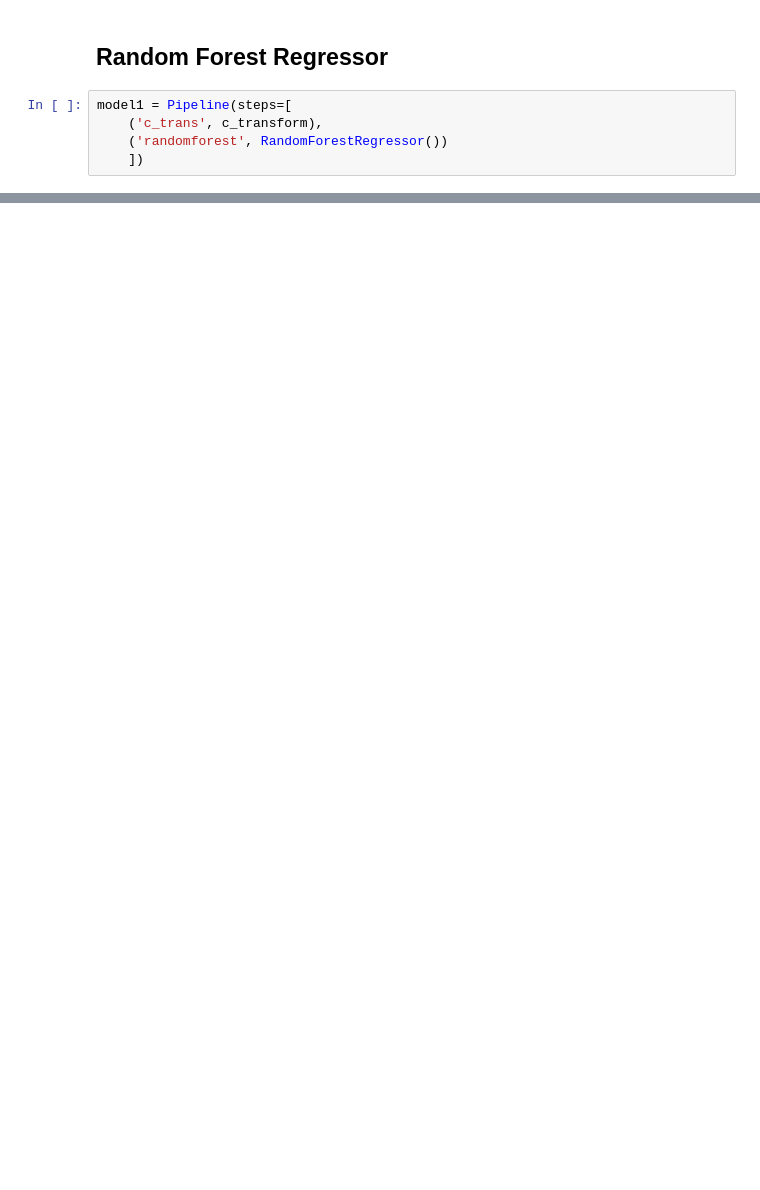
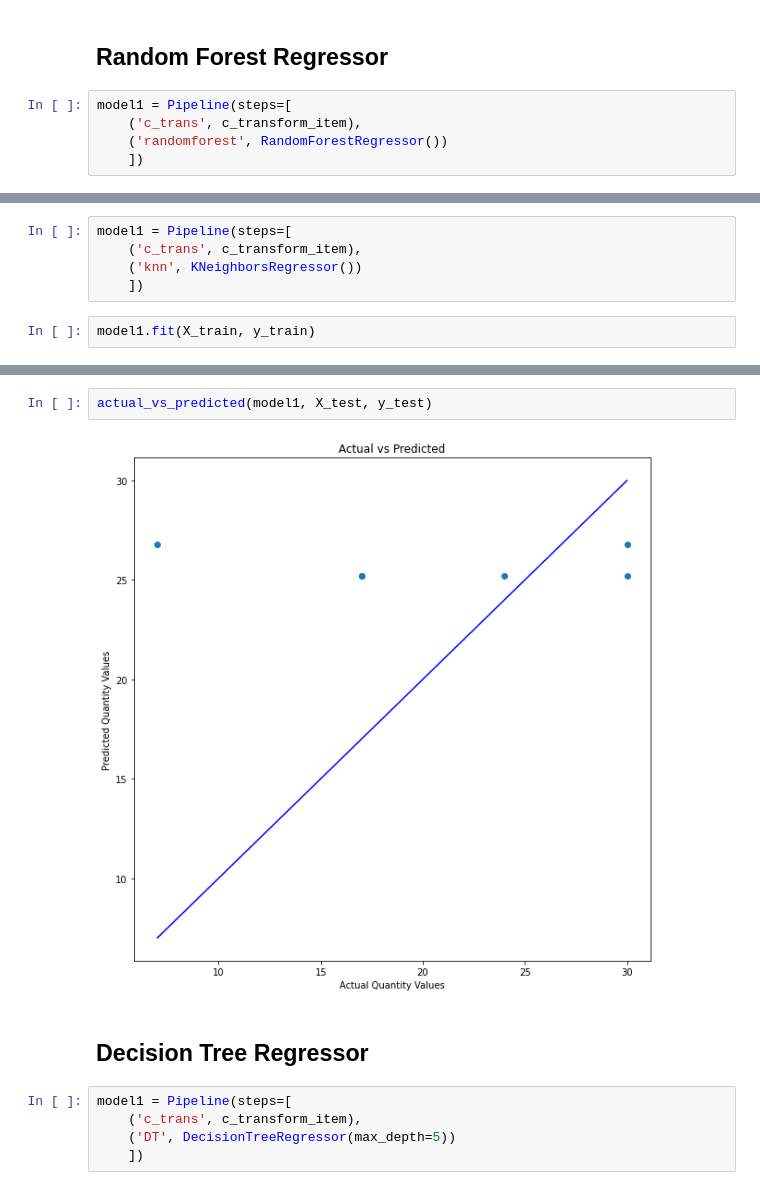
Before and after one commit to arthursjkim/tsc_pricing_optimization, a Jupyter notebook: arthur_notebook_v2.ipynb, the cells around one changed output, grey strips where cells are left out. Saved outputs shown, nothing was run; the diff lists cells and outputs as text; blank space fills up the shorter version.

```diff
--- a/arthur_notebook_v2.ipynb
+++ b/arthur_notebook_v2.ipynb
@@ -821,7 +941,7 @@ y_preds_comp = model1.predict(newdf1)
 ## Random Forest Regressor
 # %%
 model1 = Pipeline(steps=[
-    ('c_trans', c_transform),
+    ('c_trans', c_transform_item),
     ('randomforest', RandomForestRegressor())
     ])
 # %%
@@ -878,0 +994,7 @@ y_preds_comp = model1.predict(newdf1)
+# %%
+model1 = Pipeline(steps=[
+    ('c_trans', c_transform_item),
+    ('knn', KNeighborsRegressor())
+    ])
+# %%
+model1.fit(X_train, y_train)
@@ -878,0 +1057,11 @@ y_preds_comp = model1.predict(newdf1)
+# %%
+actual_vs_predicted(model1, X_test, y_test)
+# %% [output]
+[figure, added]
+# %% [markdown]
+## Decision Tree Regressor
+# %%
+model1 = Pipeline(steps=[
+    ('c_trans', c_transform_item),
+    ('DT', DecisionTreeRegressor(max_depth=5))
+    ])
```
Also changed, not shown: parts of 69 cells of this notebook, 1 other file.
